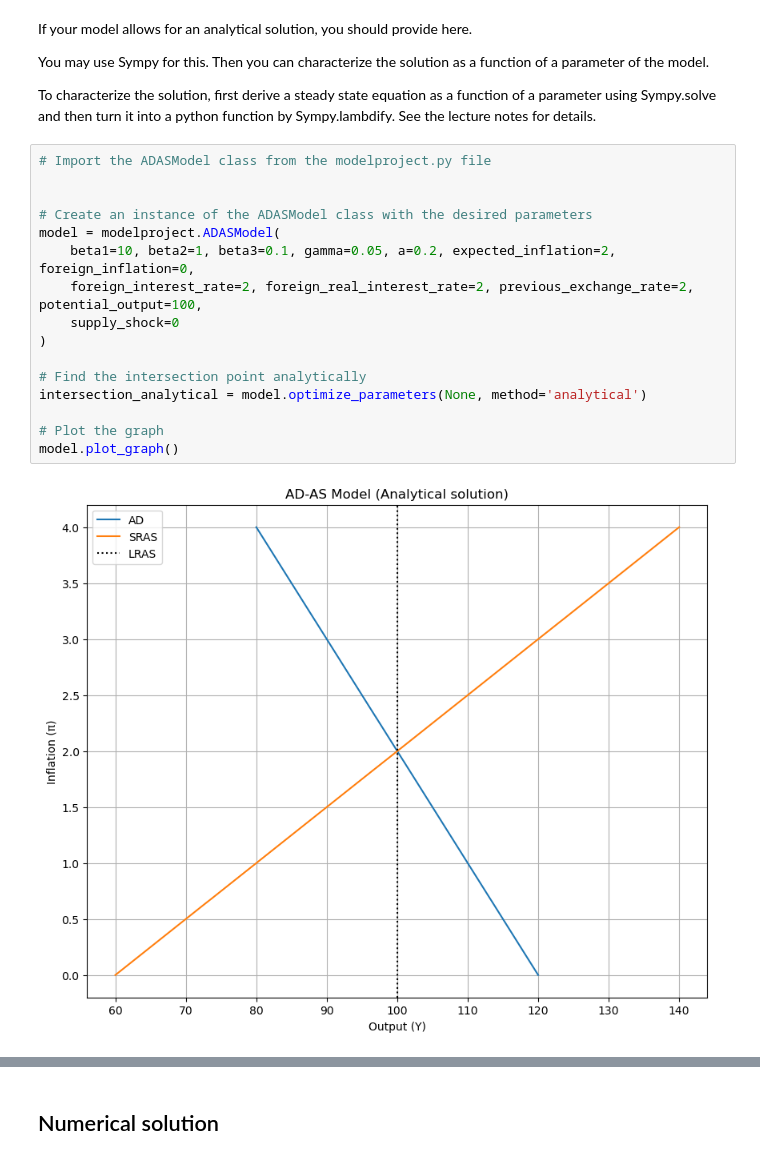
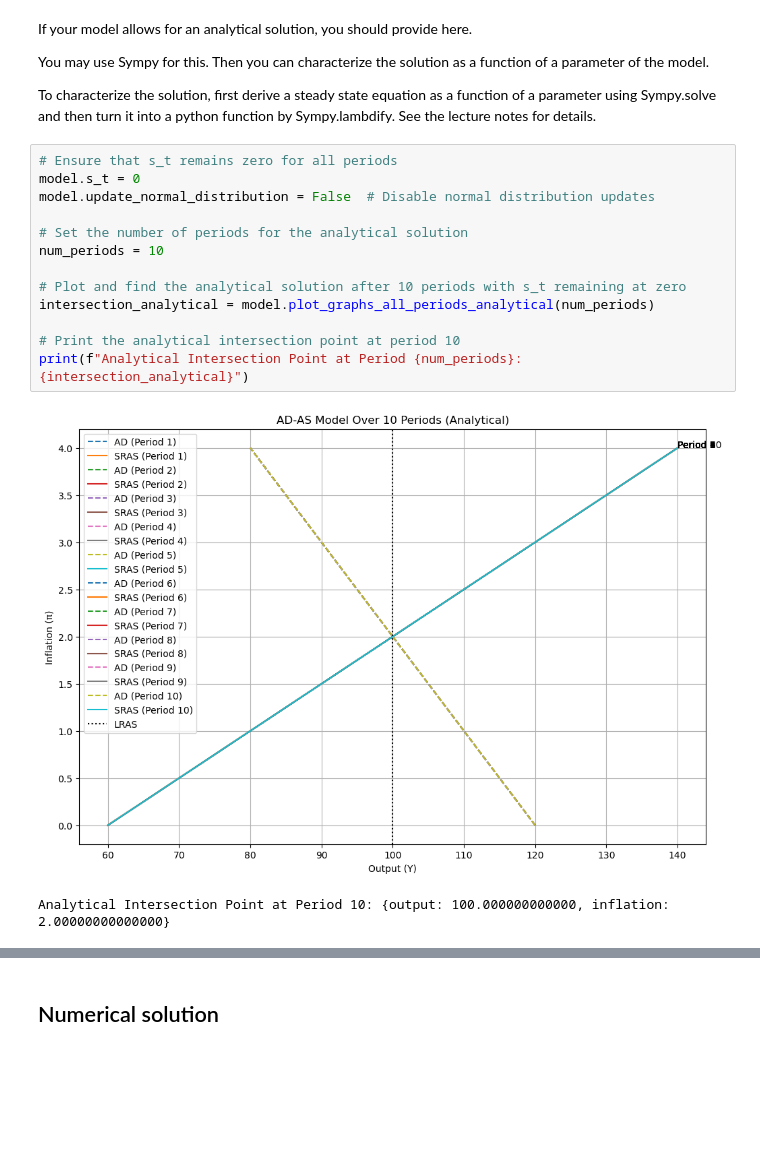
Before and after one commit to NumEconCopenhagen/projects-2024-maltheogpeter, a Jupyter notebook: modelproject/modelproject.ipynb, the cells around one changed output, grey strips where cells are left out. Drawn from its saved outputs; the diff is of its cells as text; blank space fills up the shorter version.

Commit message:
Changes to be committed: 	modified:   modelproject/modelproject.ipynb 	modified:   modelproject/modelproject.py

```diff
--- a/modelproject/modelproject.ipynb
+++ b/modelproject/modelproject.ipynb
@@ -42,21 +42,19 @@ If your model allows for an analytical solution, you should provide here.
 You may use Sympy for this. Then you can characterize the solution as a function of a parameter of the model.
 
 To characterize the solution, first derive a steady state equation as a function of a parameter using Sympy.solve and then turn it into a python function by Sympy.lambdify. See the lecture notes for details.
-# %%
-# Import the ADASModel class from the modelproject.py file
-
-
-# Create an instance of the ADASModel class with the desired parameters
-model = modelproject.ADASModel(
-    beta1=10, beta2=1, beta3=0.1, gamma=0.05, a=0.2, expected_inflation=2, foreign_inflation=0,
-    foreign_interest_rate=2, foreign_real_interest_rate=2, previous_exchange_rate=2, potential_output=100,
-    supply_shock=0
-)
-
-# Find the intersection point analytically
-intersection_analytical = model.optimize_parameters(None, method='analytical')
-
-# Plot the graph
-model.plot_graph()
-# %% [output]
-[figure, removed]
+# %%
+# Ensure that s_t remains zero for all periods
+model.s_t = 0
+model.update_normal_distribution = False  # Disable normal distribution updates
+
+# Set the number of periods for the analytical solution
+num_periods = 10
+
+# Plot and find the analytical solution after 10 periods with s_t remaining at zero
+intersection_analytical = model.plot_graphs_all_periods_analytical(num_periods)
+
+# Print the analytical intersection point at period 10
+print(f"Analytical Intersection Point at Period {num_periods}: {intersection_analytical}")
+# %% [output]
+[figure, added]
+Analytical Intersection Point at Period 10: {output: 100.000000000000, inflation: 2.00000000000000}
```
Also changed, not shown: parts of 6 cells of this notebook, 1 other file.
